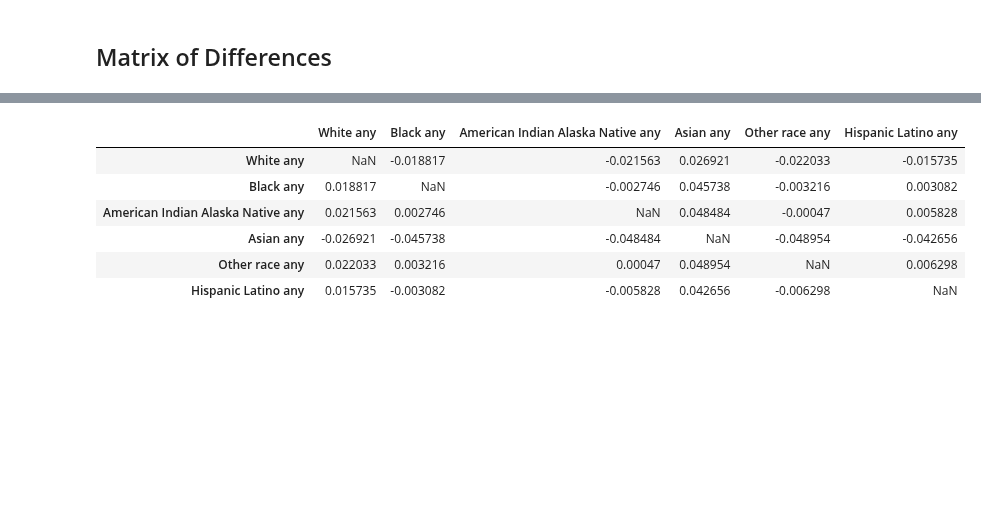
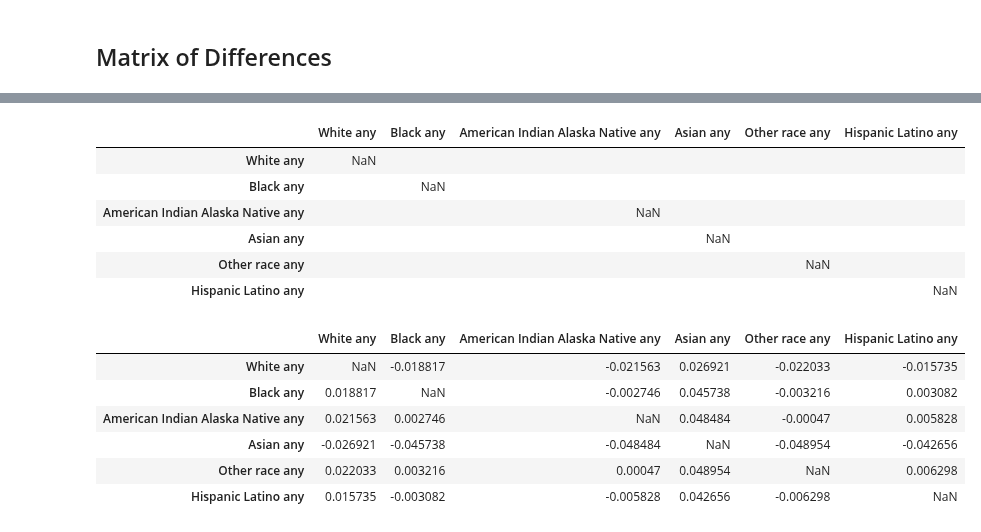
Before and after one commit to franc703/ecrq_stats, a Jupyter notebook: notebooks/produce_stats2.ipynb, the cells around one changed output, grey strips where cells are left out. Drawn from its saved outputs; the diff is of its cells as text; code cells hidden in the pictures; blank space fills up the shorter version.

Commit message:
Update matrix of differences, and summary statistics

```diff
--- a/notebooks/produce_stats2.ipynb
+++ b/notebooks/produce_stats2.ipynb
@@ -58,6 +69,15 @@ data = pd.read_csv(
     "../data/acs_data.csv", dtype=dtype_dict
 )  # Replace with the path to your data file
 
+# Merge density_pop to data
+data = data.merge(density_pop, how="left", on="tract", validate="1:1")
+
+# Scale median_household_income by 10,000
+data["median_household_income"] = data["median_household_income"] / 10000
+
+# Scale density by 10,000
+data["density"] = data["density"] / 10000
+
 # Rename the variables
 data.rename(
     columns={
@@ -89,6 +109,7 @@ data.rename(
         "without_health_insurance": "Without Health Insurance",
         "labor_force_status": "Labor Force Status",
         "total_population_25_years_and_over": "Total Population 25 Years and Over",
+        "density": "Population Density",
     },
     inplace=True,
 )
@@ -453,3 +475,33 @@ Other race total cost                          282.808481
 Hispanic Latino total cost                     287.457213
 # %% [markdown]
 ## Matrix of Differences
+# %%
+# Create an empty dataframe for the significance
+significance_matrix1 = pd.DataFrame(index=race_variables1, columns=race_variables1)
+# Create an empty dataframe for the matrix
+matrix1 = pd.DataFrame(index=race_variables1, columns=race_variables1)
+
+def weighted_sample(series, weights):
+    # Repeat elements according to the weights
+    return np.repeat(series, weights)
+
+for row_var in race_variables1:
+    for col_var in race_variables1:
+        if row_var != col_var:
+            row_weighted_sample = weighted_sample(data[row_var], data[weight_map1[row_var]])
+            col_weighted_sample = weighted_sample(data[col_var], data[weight_map1[col_var]])
+
+            # Perform a t-test
+            t_stat, p_value = stats.ttest_ind(row_weighted_sample, col_weighted_sample)
+
+            # Calculate the weighted means
+            row_weighted_mean = (
+                data[row_var] * data[weight_map1[row_var]]
+            ).sum() / data[weight_map1[row_var]].sum()
+            col_weighted_mean = (
+                data[col_var] * data[weight_map1[col_var]]
+            ).sum() / data[weight_map1[col_var]].sum()
+
+            # Store the difference and significance
+            matrix1.loc[row_var, col_var] = row_weighted_mean - col_weighted_mean
+            significance_matrix1.loc[row_var, col_var] = '*' if p_value < 0.05 else ''
@@ -456,3 +518,13 @@ Hispanic Latino total cost                     287.457213
+# %%
+significance_matrix1
+# %% [output]
+|  | White any | Black any | American Indian Alaska Native any | Asian any | Other race any | Hispanic Latino any |
+| White any | NaN |  |  |  |  |  |
+| Black any |  | NaN |  |  |  |  |
+| American Indian Alaska Native any |  |  | NaN |  |  |  |
+| Asian any |  |  |  | NaN |  |  |
+| Other race any |  |  |  |  | NaN |  |
+| Hispanic Latino any |  |  |  |  |  | NaN |
 # %%
 # Matrix of differences
 # Create an empty dataframe for the matrix
```
Also changed, not shown: parts of 11 cells of this notebook, 1 other file.
